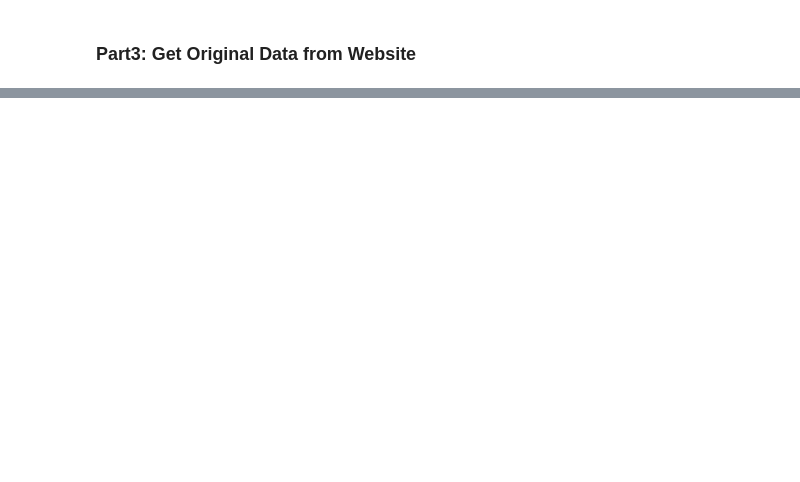
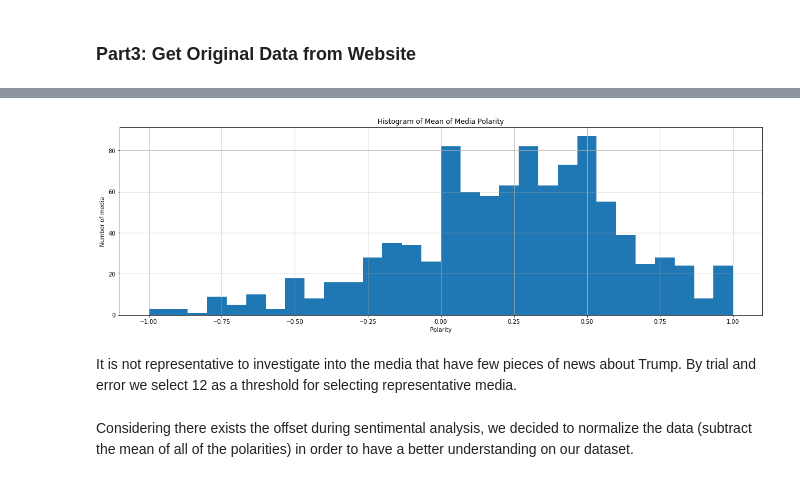
Before and after one commit to TRUMANCFY/Project_ADA_2018, a Jupyter notebook: ada-project.ipynb, the cells around one changed output, grey strips where cells are left out. Saved outputs shown, nothing was run; the diff lists cells and outputs as text; code cells hidden in the pictures; blank space fills up the shorter version.

```diff
--- a/ada-project.ipynb
+++ b/ada-project.ipynb
@@ -472,2 +488,0 @@ txt_pd.reset_index(inplace=True)
-# %%
-txt_pd['index_int'] = txt_pd['index'].apply(lambda x: int(x))
@@ -560,0 +511,6 @@ plt.show()
+# %%
+# Convert index of txt_pd to int type
+txt_pd.index = txt_pd.index.astype(int)
+# %%
+# Get news focus on Trump by merging the related ids with news df
+Trump_news_16_10 = data_Trump.merge(txt_pd, left_on='id', right_index = True)
@@ -560,0 +527,12 @@ plt.show()
+# %%
+# Find polarity of news
+Trump_news_16_10['polarity'] = find_polarity_tags(Trump_news_16_10['txt'])
+# %%
+# Visualize the polarity
+Trump_news_16_10['polarity'].hist(bins=30, grid=True)
+plt.title('Histogram of Mean of Media Polarity')
+plt.xlabel('Polarity')
+plt.ylabel('Number of media')
+plt.show()
+# %% [output]
+[figure, added]
@@ -560,0 +542,2 @@ plt.show()
+# %% [markdown]
+It is not representative to investigate into the media that have few pieces of news about Trump. By trial and error we select 12 as a threshold for selecting representative media.
@@ -560,0 +548,2 @@ plt.show()
+# %% [markdown]
+Considering there exists the offset during sentimental analysis, we decided to normalize the data (subtract the mean of all of the polarities) in order to have a better understanding on our dataset.
```
Also changed, not shown: parts of 115 cells of this notebook.
